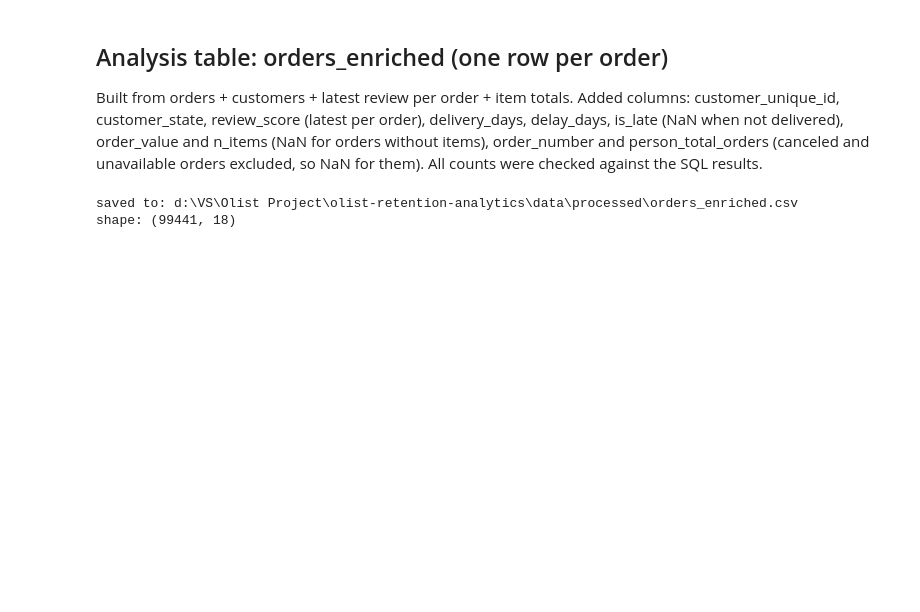
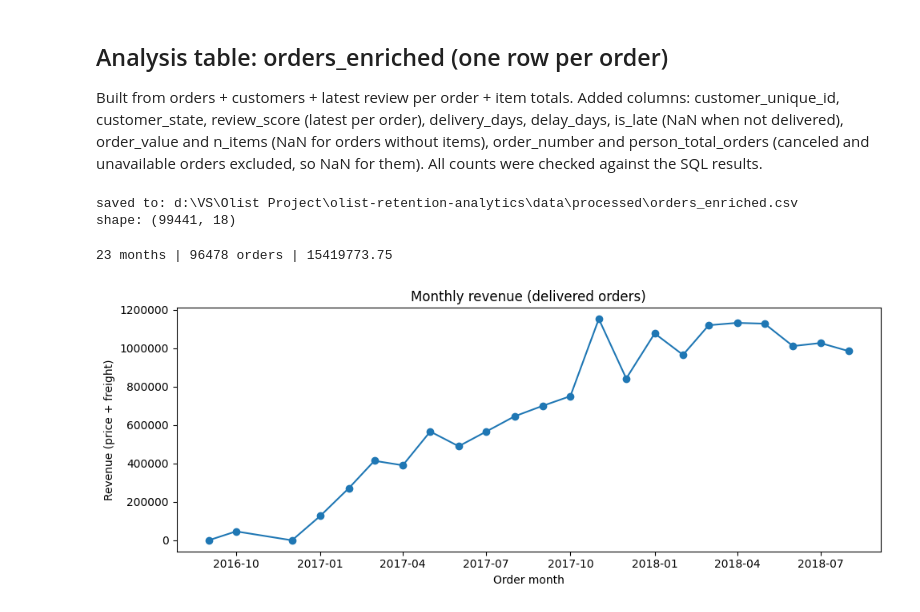
Before and after one commit to karanpatel9725-tech/olist-retention-analytics, a Jupyter notebook: notebooks/01_cleaning_eda.ipynb, the cells around one changed output. Drawn from its saved outputs; the diff is of its cells as text; code cells hidden in the pictures; blank space fills up the shorter version.

```diff
--- a/notebooks/01_cleaning_eda.ipynb
+++ b/notebooks/01_cleaning_eda.ipynb
@@ -214,3 +214,27 @@ print("shape:", orders_enriched.shape)
 # %% [output]
 saved to: d:\VS\Olist Project\olist-retention-analytics\data\processed\orders_enriched.csv
 shape: (99441, 18)
+# %%
+import matplotlib.pyplot as plt
+
+delivered = orders_enriched[orders_enriched["order_status"] == "delivered"].copy()
+delivered["order_month"] = delivered["order_purchase_timestamp"].dt.to_period("M")
+
+monthly = (delivered.groupby("order_month")
+           .agg(orders=("order_id", "count"), revenue=("order_value", "sum"))
+           .reset_index())
+monthly["order_month"] = monthly["order_month"].dt.to_timestamp()
+
+print(len(monthly), "months |", monthly["orders"].sum(), "orders |", round(monthly["revenue"].sum(), 2))
+
+fig, ax = plt.subplots(figsize=(10, 4))
+ax.plot(monthly["order_month"], monthly["revenue"], marker="o")
+ax.set_title("Monthly revenue (delivered orders)")
+ax.set_xlabel("Order month")
+ax.set_ylabel("Revenue (price + freight)")
+ax.ticklabel_format(axis="y", style="plain")
+plt.tight_layout()
+plt.show()
+# %% [output]
+23 months | 96478 orders | 15419773.75
+[figure, added]
```
Also changed, not shown: parts of 5 cells of this notebook.
